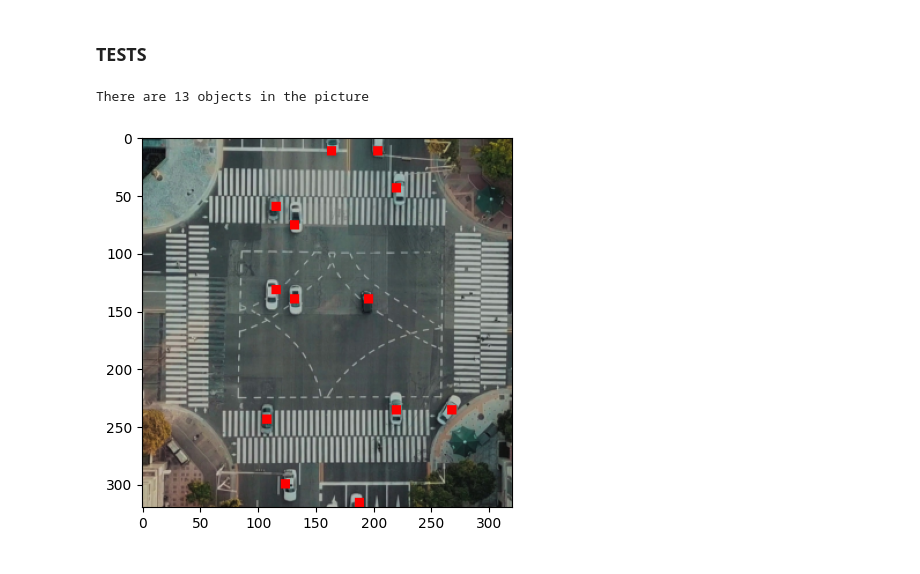
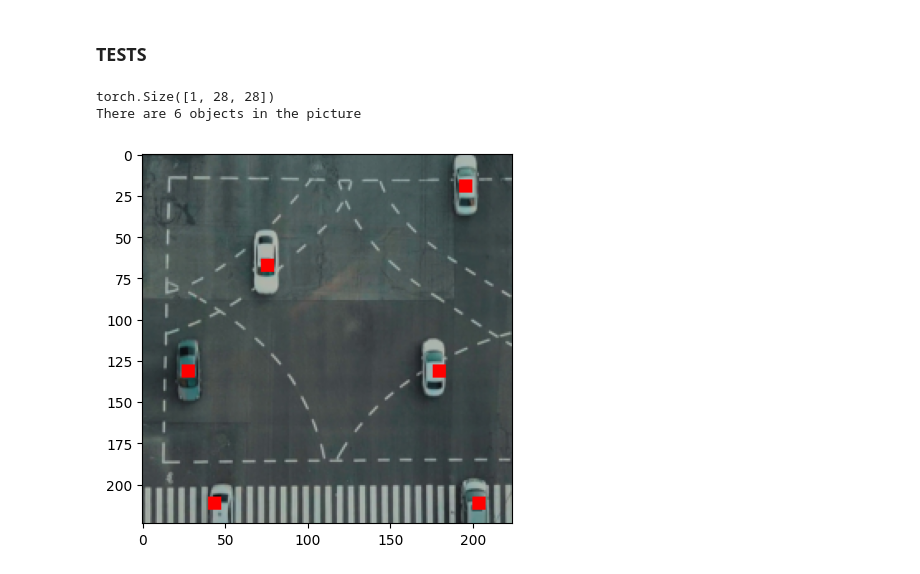
Before and after one commit to krzy3chu/FOMO, a Jupyter notebook: fomo.ipynb, the cells around one changed output. Drawn from its saved outputs; the diff is of its cells as text; code cells hidden in the pictures.

```diff
--- a/fomo.ipynb
+++ b/fomo.ipynb
@@ -36,7 +52,7 @@ class BoundingBoxToMask():
 class VehicleDataset(Dataset):
     def __init__(self, dataset_dir: Path, subset: list[str], transform=None, target_transform=None):
         self._images = [dataset_dir / 'images' / (element + ".jpg") for element in subset]
-        self._bounding_boxes = [dataset_dir / 'bounding_boxes' / (element + ".txt") for element in subset]
+        self._bounding_boxes = [dataset_dir / 'labels' / (element + ".txt") for element in subset]
         self._transform = transform
         self._target_transform = target_transform
 
@@ -65,7 +81,7 @@ class VehicleDataModule(pl.LightningDataModule):
         self._batch_size = batch_size
 
         self._transform = Resize((input_resolution, input_resolution), antialias=True)
-        self._target_transform = BoundingBoxToMask(input_resolution, grid_scale)
+        self._target_transform = BoundingBoxToMask(input_resolution, grid_scale, 1)
         self._train_dataset = None
         self._val_dataset = None
 
@@ -136,11 +155,11 @@ class FomoModule(pl.LightningModule):
         return torch.optim.Adam(self.parameters(), lr=1e-3)
 # %% [markdown]
 ### Model training
+# %%
+DATASET_DIR = Path('data')
+IMAGE_RESOLUTION = 224 #int(1280 / 4)
+GRID_SCALE = 8
 # %%
-DATASET_DIR = Path('vehicle_detection_dataset')
-IMAGE_RESOLUTION = int(1280 / 4)
-GRID_SCALE = 8
-
 fomo_module = FomoModule()
 vehicle_data_module = VehicleDataModule(dataset_dir=DATASET_DIR, input_resolution=IMAGE_RESOLUTION, grid_scale=GRID_SCALE)
 
@@ -153,23 +190,24 @@ vehicle_data_module.setup(stage=None)
 train_loader = vehicle_data_module.train_dataloader()
 data = next(iter(train_loader))
 # %%
-import matplotlib.pyplot as plt
-import cv2
-import numpy as np
-
-data_idx = 0
+data_idx = 26
 image = data[0][data_idx]
 mask = data[1][data_idx]
+
+print(mask.shape)
+
+mask = torch.squeeze(mask, dim=0)
 
 image = image.permute(1, 2, 0).numpy().astype(int)
 mask = mask.numpy()
 
 mask_res = cv2.resize(mask, dsize=(IMAGE_RESOLUTION, IMAGE_RESOLUTION), interpolation=cv2.INTER_NEAREST)
 image[mask_res == 1] = [255, 0, 0]
 plt.imshow(image)
 
 cnt = np.count_nonzero(mask == 1)
 print("There are", str(cnt), "objects in the picture")
 # %% [output]
-There are 13 objects in the picture
+torch.Size([1, 28, 28])
+There are 6 objects in the picture
-[figure, old version]
+[figure, new version]
```
Also changed, not shown: parts of 4 cells of this notebook.
